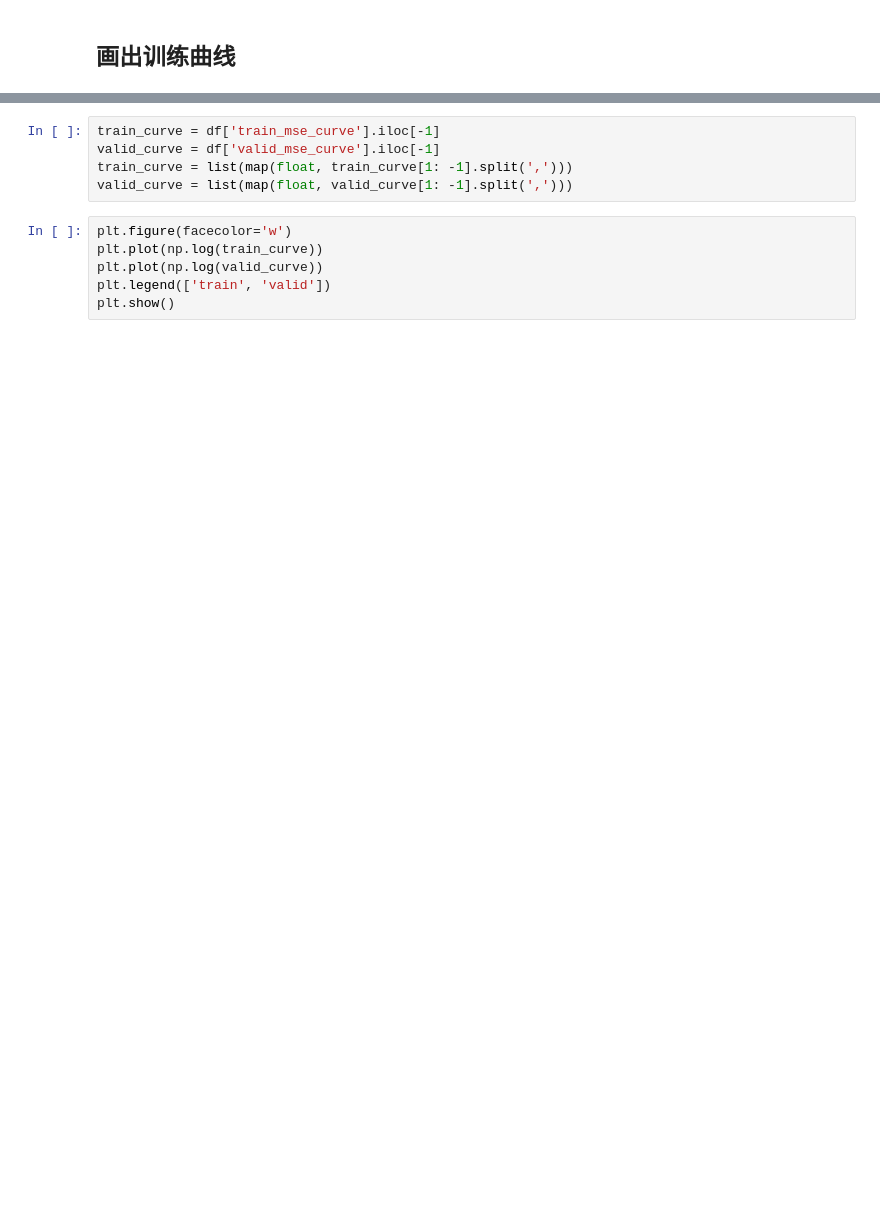
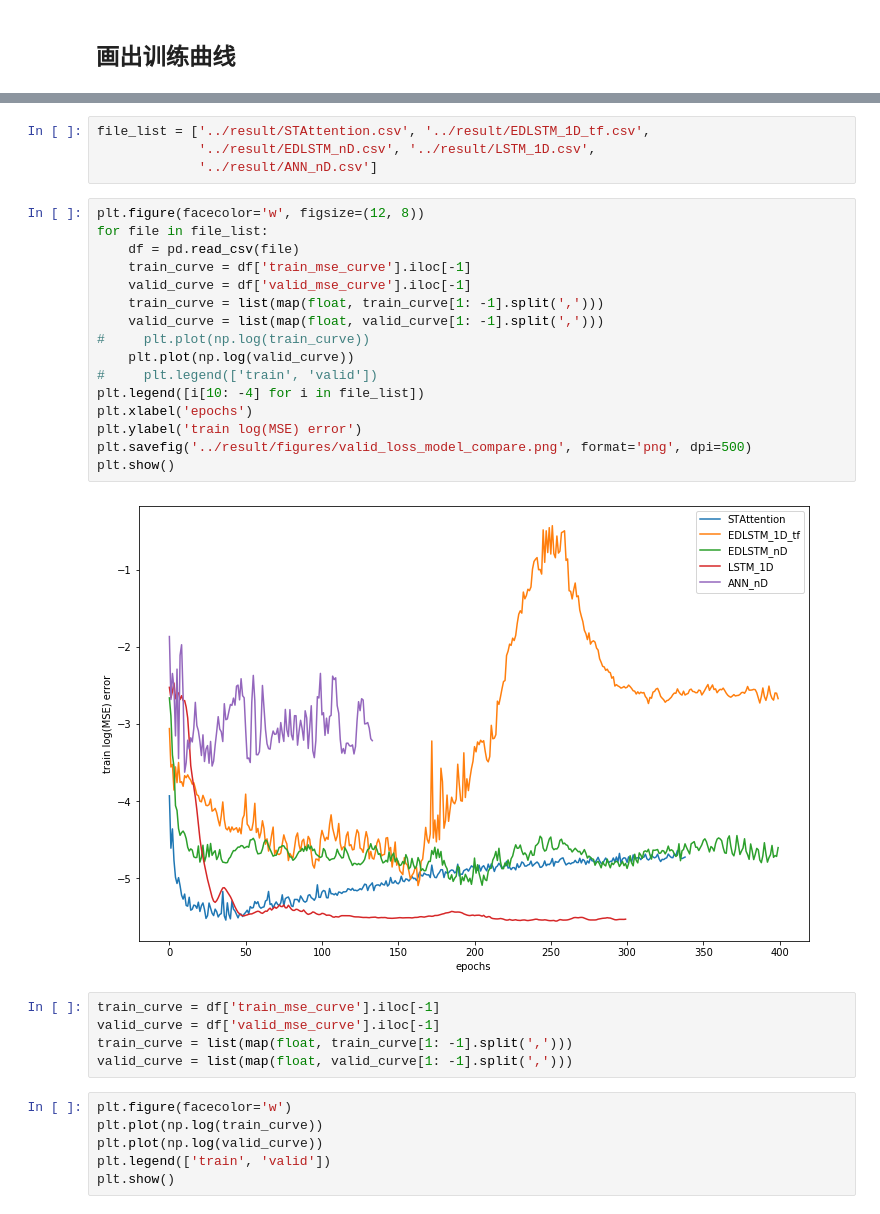
Before and after one commit to MAZiqing/MZQ_city_sequenctial_data_prediction, a Jupyter notebook: main_JuNo/plot_RNN_result.ipynb, the cells around one changed output, grey strips where cells are left out. Saved outputs shown, nothing was run; the diff lists cells and outputs as text; blank space fills up the shorter version.

```diff
--- a/main_JuNo/plot_RNN_result.ipynb
+++ b/main_JuNo/plot_RNN_result.ipynb
@@ -26,3 +23,25 @@ df.tail(3)
+# %%
+file_list = ['../result/STAttention.csv', '../result/EDLSTM_1D_tf.csv',
+             '../result/EDLSTM_nD.csv', '../result/LSTM_1D.csv',
+             '../result/ANN_nD.csv']
+# %%
+plt.figure(facecolor='w', figsize=(12, 8))
+for file in file_list:
+    df = pd.read_csv(file)
+    train_curve = df['train_mse_curve'].iloc[-1]
+    valid_curve = df['valid_mse_curve'].iloc[-1]
+    train_curve = list(map(float, train_curve[1: -1].split(',')))
+    valid_curve = list(map(float, valid_curve[1: -1].split(',')))
+#     plt.plot(np.log(train_curve))
+    plt.plot(np.log(valid_curve))
+#     plt.legend(['train', 'valid'])
+plt.legend([i[10: -4] for i in file_list])
+plt.xlabel('epochs')
+plt.ylabel('train log(MSE) error')
+plt.savefig('../result/figures/valid_loss_model_compare.png', format='png', dpi=500)
+plt.show()
+# %% [output]
+[figure, added]
 # %%
 train_curve = df['train_mse_curve'].iloc[-1]
 valid_curve = df['valid_mse_curve'].iloc[-1]
```
Also changed, not shown: parts of 25 cells of this notebook, 10 other files.
